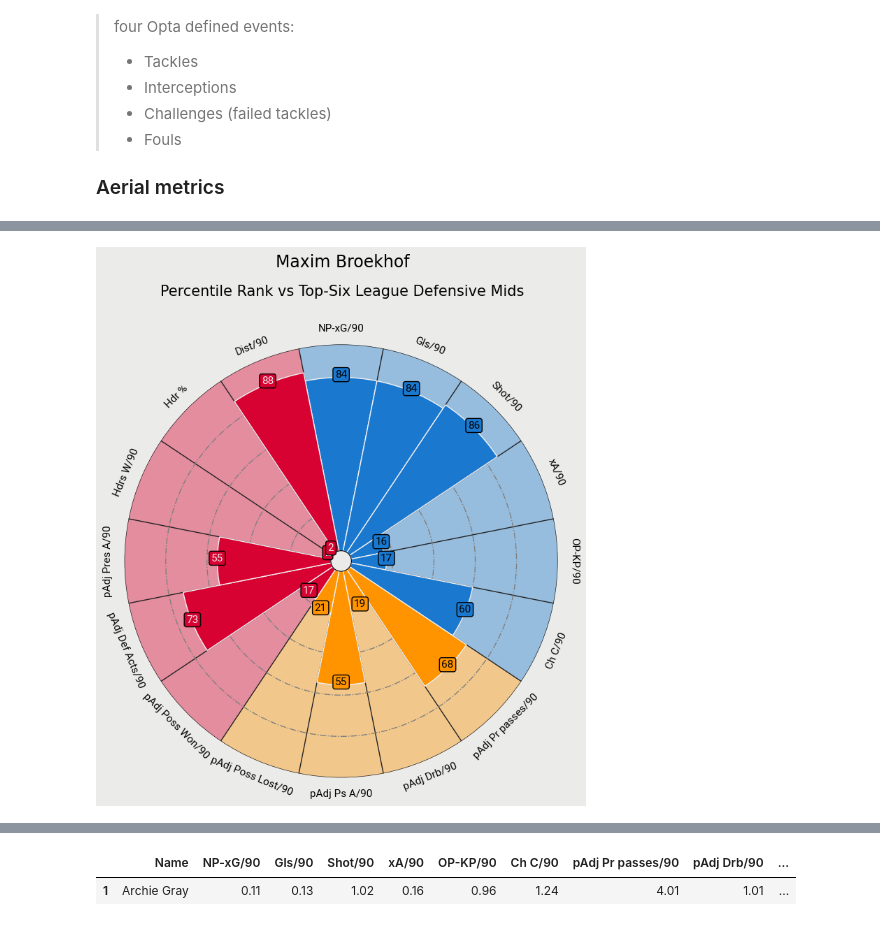
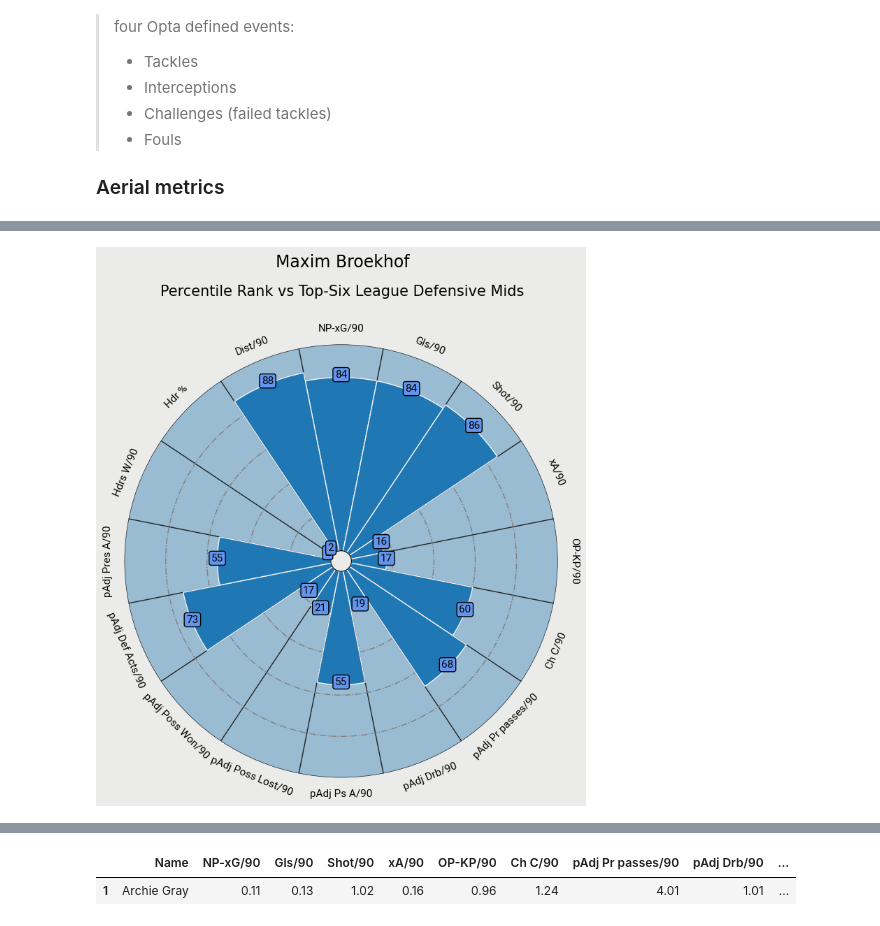
Before and after one commit to bachtran02/fm-data-analysis, a Jupyter notebook: main.ipynb, the cells around one changed output, grey strips where cells are left out. Drawn from its saved outputs; the diff is of its cells as text; code cells hidden in the pictures.

```diff
--- a/main.ipynb
+++ b/main.ipynb
@@ -23,7 +23,9 @@ from highlight_text import fig_text
 # %matplotlib widget
 import ipywidgets as widgets
 # %%
-filepath = 'fm24-data/data/v2/top6_leagues_cdm.html'
+# filepath = 'fm24-data/data/v2/top6_leagues_cdm.html'
+# filepath = 'fm24-data/data/v2/top6_leagues_wingers.html'
+filepath = 'fm24-data/data/v2/top6_leagues_rb.html'
 
 dfs = pd.read_html(filepath, encoding='utf8')
 assert len(dfs) > 0
@@ -361,9 +360,16 @@ display(players)
 # > ‘defensive actions’ that are used in the calculation are tackles,
 # > challenges (failed tackles), interceptions, and fouls per 90
 
-# Tck/90 is Tackle Made Per 90, thus we recalculate Tackle Attempts per 90
+# XG Overperformance
+players['Gls - xG/90'] = players['Gls/90'] - players['xG/90']
+
+# Net Possession Won
+players['Net Poss Won/90'] = players['Poss Won/90'] - players['Poss Lost/90']
+
+# Tck/90 is Tackle Made Per 90, thus we recalculate Tackle Attempts per 90 (FM24 doesn't have this stat)
 players['Tck A/90'] = round(players['Tck/90'] / players['Tck R'], 2)
+players['Def Acts/90'] = players['Tck A/90'] + players['Int/90'] + players['Fls/90']
 
-players['Def Acts/90'] = players['Tck A/90'] + players['Int/90'] + players['Fls/90']
-players[['Name', 'Def Acts/90']].sort_values('Def Acts/90', ascending=False).head(10)
+players[['Name', 'Tck A/90', 'Def Acts/90', 'Net Poss Won/90', 'Gls - xG/90']].sort_values('Gls - xG/90', ascending=False)
+# players[['Name', 'Def Acts/90']].sort_values('Def Acts/90', ascending=False).head(10)
 # %% [output]
@@ -551,21 +558,9 @@ baker = PyPizza(
     other_circle_lw=1               # linewidth for other circles
 )
 # %%
-# player_1 = 'Archie Gray'
-# player_1 = 'Manu Koné'
-player_1 = 'Maxim Broekhof'
-# player_1 = 'James Garner'
-values = find_percentiles(player_1)
-
-# player_2 = 'Archie Gray'
-# player_2 = 'Esteban Fernández'
-# player_2 = 'Kal-El Oliveira'
-# player_2 = 'Matty Denham'
-# player_2 = 'Jayce Fitzgerald'
-# player_2 = 'İbrahim Serin'
-# player_2 = 'Andi Islami'
-player_2 = 'Kobbie Mainoo'
-values_2 = find_percentiles(player_2)
+player_name = 'Maxim Broekhof'
+# player_name = 'Lamine Yamal'
+values = find_percentiles(player_name)
 
 font_normal = FontManager('https://raw.githubusercontent.com/googlefonts/roboto/main/'
                           'src/hinted/Roboto-Regular.ttf')
@@ -575,47 +570,17 @@ font_bold = FontManager('https://raw.githubusercontent.com/google/fonts/main/apa
                         'RobotoSlab[wght].ttf')
 
 # color for the slices and text
-slice_colors = ["#1A78CF"] * 6 + ["#FF9300"] * 4 + ["#D70232"] * 6
-text_colors = ["#000000"] * 10 + ["#F2F2F2"] * 6
+# slice_colors = ["#1A78CF"] * 6 + ["#FF9300"] * 4 + ["#D70232"] * 6
+# text_colors = ["#000000"] * 10 + ["#F2F2F2"] * 6
 
 # plot pizza
-# fig, ax = baker.make_pizza(
-#     values,                     # list of values
-#     compare_values=values_2,    # comparison values
-#     figsize=(8, 8),             # adjust figsize according to your need
-#     kwargs_slices=dict(
-#         facecolor="#1A78CF", edgecolor="#222222",
-#         zorder=2, linewidth=1
-#     ),                          # values to be used when plotting slices
-#     kwargs_compare=dict(
-#         facecolor="#FF9300", edgecolor="#222222",
-#         zorder=2, linewidth=1,
-#     ),
-#     kwargs_params=dict(
-#         color="#000000", fontsize=12,
-#         fontproperties=font_normal.prop, va="center"
-#     ),                          # values to be used when adding parameter
-#     kwargs_values=dict(
-#         color="#000000", fontsize=12,
-#         fontproperties=font_normal.prop, zorder=3,
-#         bbox=dict(
-#             edgecolor="#000000", facecolor="cornflowerblue",
-#             boxstyle="round,pad=0.2", lw=1
-#         )
-#     ),                          # values to be used when adding parameter-values labels
-#     kwargs_compare_values=dict(
-#         color="#000000", fontsize=12, fontproperties=font_normal.prop, zorder=3,
-#         bbox=dict(edgecolor="#000000", facecolor="#FF9300", boxstyle="round,pad=0.2", lw=1)
-#     ),                          # values to be used when adding parameter-values labels
-# )
-
 fig, ax = baker.make_pizza(
     values,                          # list of values
     figsize=(8, 8.5),                # adjust figsize according to your need
     color_blank_space="same",        # use same color to fill blank space
-    slice_colors=slice_colors,       # color for individual slices
-    value_colors=text_colors,        # color for the value-text
-    value_bck_colors=slice_colors,   # color for the blank spaces
+    # slice_colors=slice_colors,       # color for individual slices
+    # value_colors=text_colors,        # color for the value-text
+    # value_bck_colors=slice_colors,   # color for the blank spaces
     blank_alpha=0.4,                 # alpha for blank-space colors
     kwargs_slices=dict(
         edgecolor="#F2F2F2", zorder=2, linewidth=1
@@ -623,42 +588,35 @@ fig, ax = baker.make_pizza(
     kwargs_params=dict(
         color="#000000", fontsize=11,
         fontproperties=font_normal.prop, va="center"
     ),                               # values to be used when adding parameter
     kwargs_values=dict(
         color="#000000", fontsize=11,
         fontproperties=font_normal.prop, zorder=3,
         bbox=dict(
             edgecolor="#000000", facecolor="cornflowerblue",
             boxstyle="round,pad=0.2", lw=1
         )
     )                                # values to be used when adding parameter-values
 )
 
 # add title
-# fig_text(
-#     0.515, 0.99, f"<{player_1}> vs <{player_2}>", size=17, fig=fig,
-#     highlight_textprops=[{"color": '#1A78CF'}, {"color": '#EE8900'}],
-#     ha="center", fontproperties=font_bold.prop, color="#000000"
-# )
-
-# add title
 fig.text(
-      0.515, 0.99, player_1, size=17,
+      0.515, 0.99, player_name, size=17,
       ha="center", color="#000000"
 )
 
 # add subtitle
 fig.text(
     0.515, 0.942,
     "Percentile Rank vs Top-Six League Defensive Mids",
     size=15,
     ha="center", color="#000000"
 )
 
 
 plt.show()
 # %% [output]
-[figure, old version]
+[figure, new version]
 # %%
 valid_cdms[valid_cdms['Club'] == 'Sevilla']
 # %% [output]
```
Also changed, not shown: parts of 22 cells of this notebook, 1 other file.
